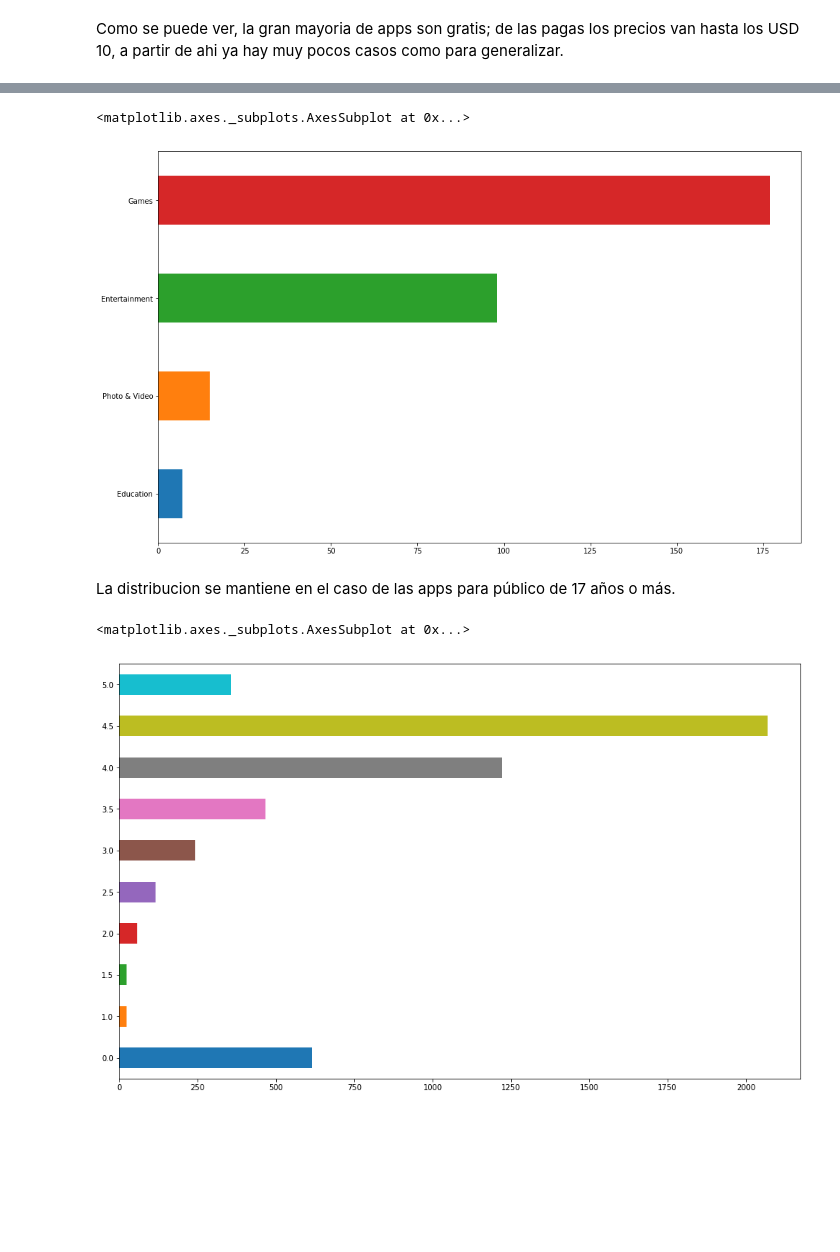
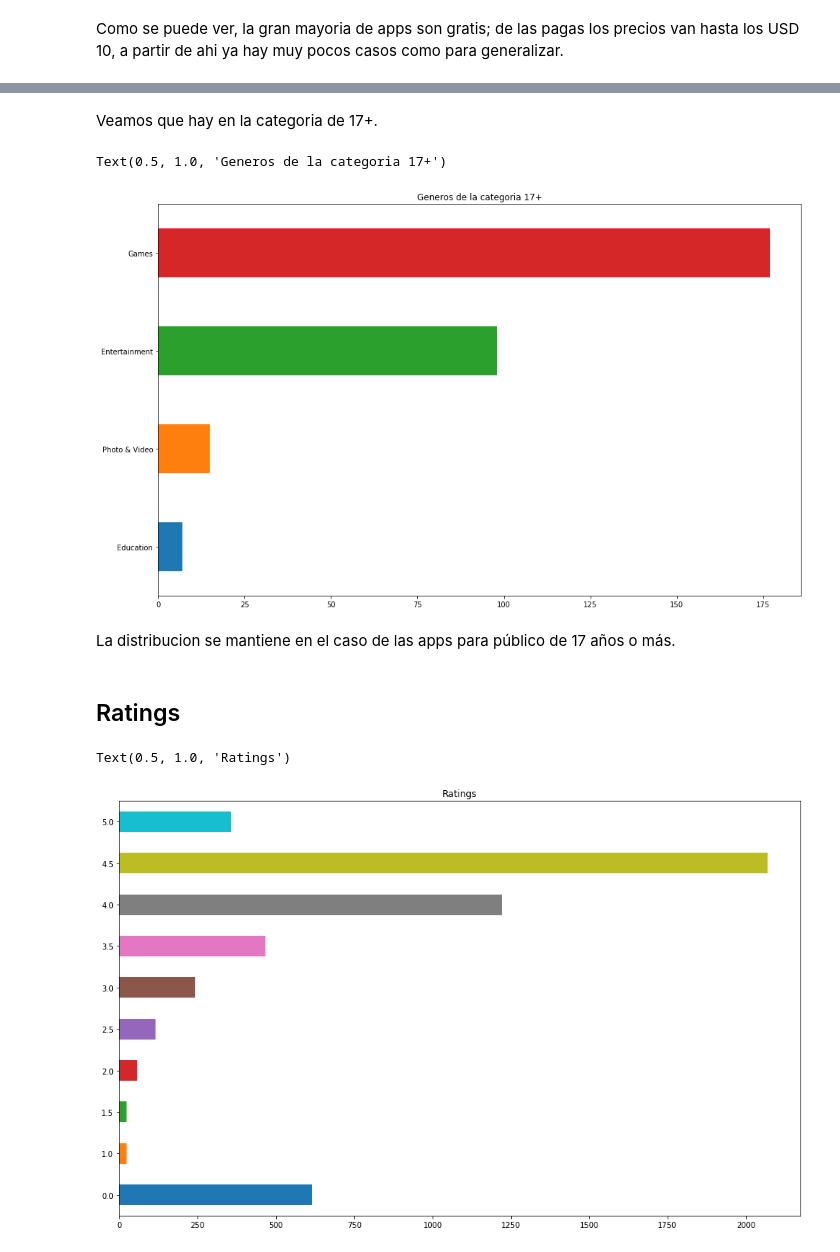
Before and after one commit to rozanecm/7550_tpFinal, a Jupyter notebook: Untitled.ipynb, the cells around one changed output, grey strips where cells are left out. Drawn from its saved outputs; the diff is of its cells as text; code cells hidden in the pictures; blank space fills up the shorter version.

```diff
--- a/Untitled.ipynb
+++ b/Untitled.ipynb
@@ -6,6 +7,6 @@ import seaborn as sns
 # %%
-apps = pd.read_csv('app-store-apple-data-set-10k-apps/AppleStore.csv')
-desc = pd.read_csv('app-store-apple-data-set-10k-apps/appleStore_description.csv')
+apps = pd.read_csv('data/AppleStore.csv')
+desc = pd.read_csv('data/appleStore_description.csv')
 # %%
 apps.shape
 # %% [output]
@@ -110,13 +134,17 @@ apps[apps['prime_genre'].isin(interest_areas)].cont_rating.value_counts(ascendin
+# %% [markdown]
+Veamos que hay en la categoria de 17+.
 # %%
-apps[(apps['prime_genre'].isin(interest_areas)) & (apps['cont_rating'] == '17+')].prime_genre.value_counts(ascending=True).plot(kind='barh', figsize=(16,10))
+apps[(apps['prime_genre'].isin(interest_areas)) & (apps['cont_rating'] == '17+')].prime_genre.value_counts(ascending=True).plot(kind='barh', figsize=(16,10)).set_title('Generos de la categoria 17+')
 # %% [output]
-<matplotlib.axes._subplots.AxesSubplot at 0x...>
+Text(0.5, 1.0, 'Generos de la categoria 17+')
-[figure, old version]
+[figure, new version]
 # %% [markdown]
 La distribucion se mantiene en el caso de las apps para público de 17 años o más.
+# %% [markdown]
+## Ratings
 # %%
 # veamos los ratings de los usuarios de las areas de interes
-apps[apps['prime_genre'].isin(interest_areas)].user_rating.value_counts(ascending=True).sort_index().plot(kind='barh', figsize=(16,10))
+apps[apps['prime_genre'].isin(interest_areas)].user_rating.value_counts(ascending=True).sort_index().plot(kind='barh', figsize=(16,10)).set_title('Ratings')
 # %% [output]
-<matplotlib.axes._subplots.AxesSubplot at 0x...>
+Text(0.5, 1.0, 'Ratings')
-[figure, old version]
+[figure, new version]
```
Also changed, not shown: parts of 35 cells of this notebook.
